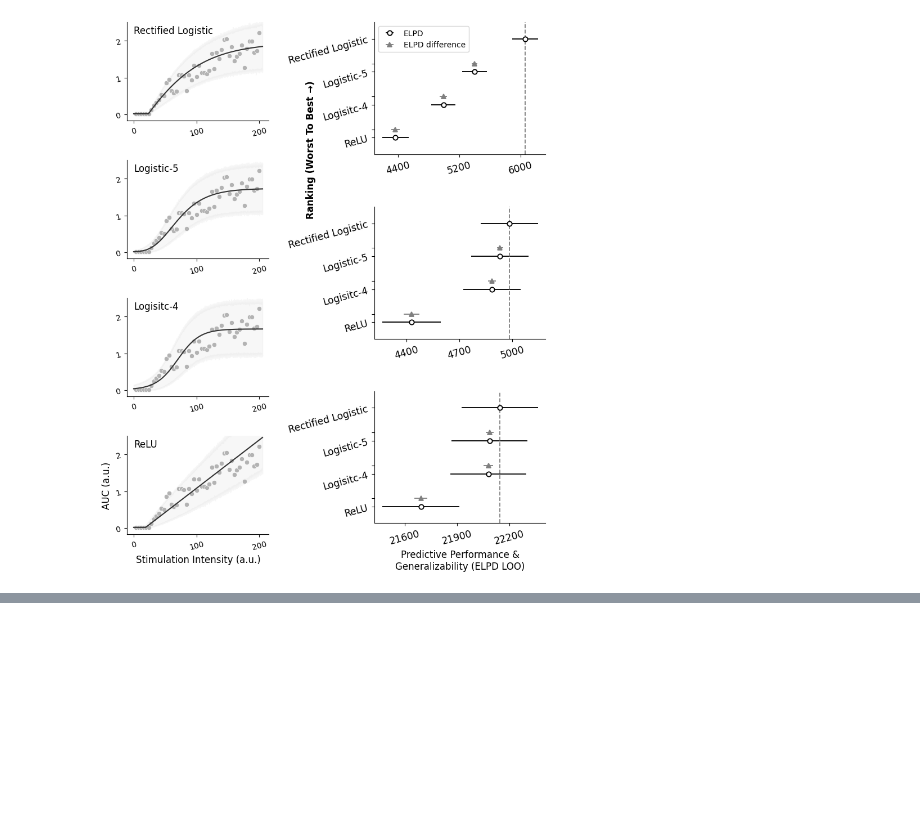
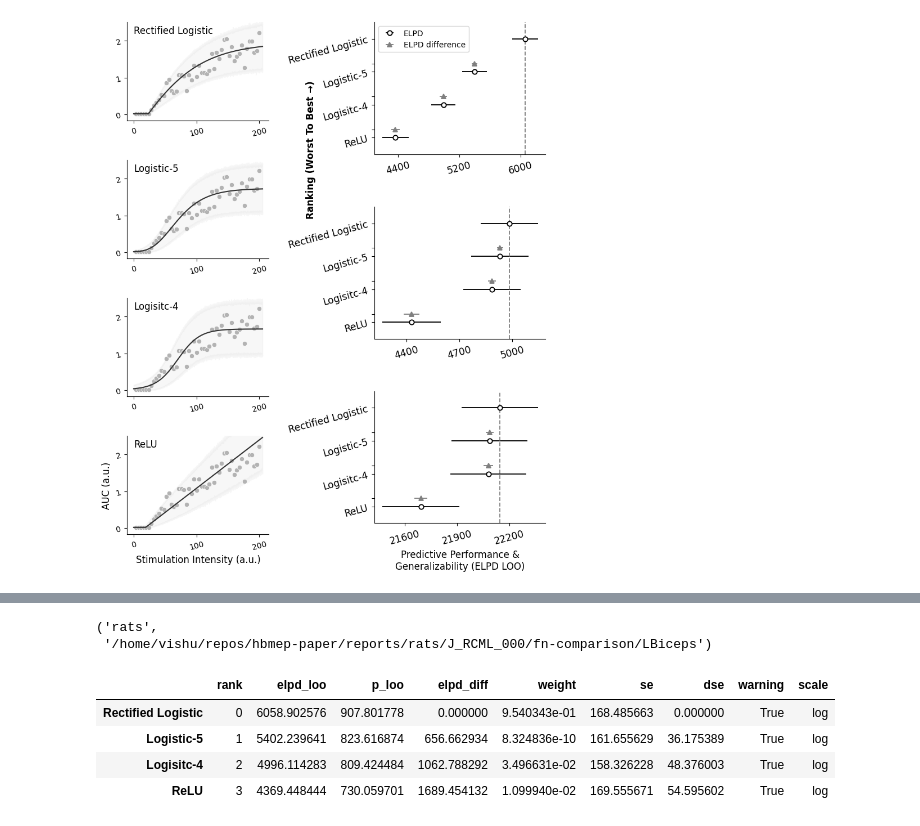
Before and after one commit to hbmep/hbmep-paper, a Jupyter notebook: notebooks/rats/J_RCML_000/fn-comparison/comparison.ipynb, the cells around one changed output, grey strips where cells are left out. Saved outputs shown, nothing was run; the diff lists cells and outputs as text; code cells hidden in the pictures; blank space fills up the shorter version.

```diff
--- a/notebooks/rats/J_RCML_000/fn-comparison/comparison.ipynb
+++ b/notebooks/rats/J_RCML_000/fn-comparison/comparison.ipynb
@@ -446,0 +974,13 @@ logger.info(f"Saved to {dest}")
+# %%
+posterior_dirs[2%2]
+# %% [output]
+('rats',
+ '/home/vishu/repos/hbmep-paper/reports/rats/J_RCML_000/fn-comparison/LBiceps')
+# %%
+compare_dfs["rats"]
+# %% [output]
+|  | rank | elpd_loo | p_loo | elpd_diff | weight | se | dse | warning | scale |
+| Rectified Logistic | 0 | 6058.902576 | 907.801778 | 0.000000 | 9.540343e-01 | 168.485663 | 0.000000 | True | log |
+| Logistic-5 | 1 | 5402.239641 | 823.616874 | 656.662934 | 8.324836e-10 | 161.655629 | 36.175389 | True | log |
+| Logisitc-4 | 2 | 4996.114283 | 809.424484 | 1062.788292 | 3.496631e-02 | 158.326228 | 48.376003 | True | log |
+| ReLU | 3 | 4369.448444 | 730.059701 | 1689.454132 | 1.099940e-02 | 169.555671 | 54.595602 | True | log |
```
Also changed, not shown: parts of 6 cells of this notebook.
